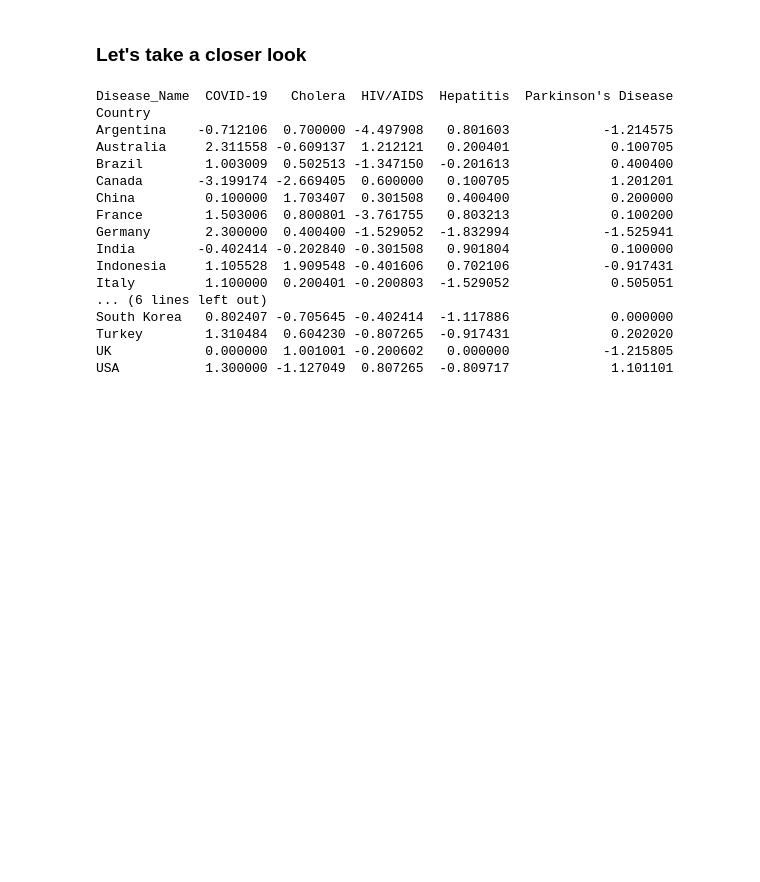
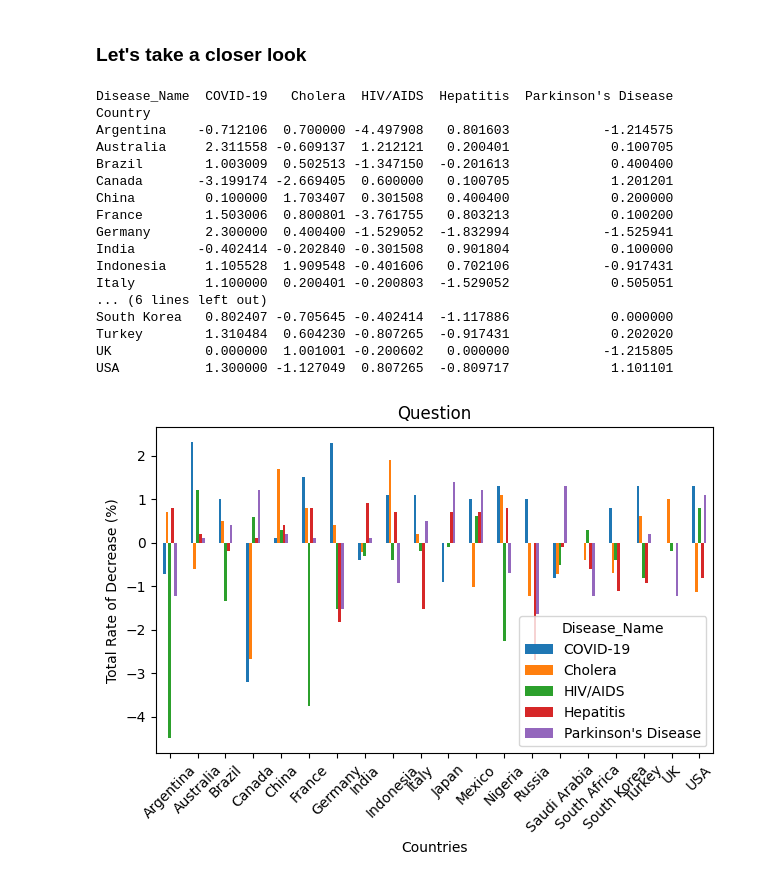
Before and after one commit to AipuAmeh/Global-Health-Stats, a Jupyter notebook: main.ipynb, the cells around one changed output. Saved outputs shown, nothing was run; the diff lists cells and outputs as text; code cells hidden in the pictures; blank space fills up the shorter version.

Commit message:
added the chart for q3

```diff
--- a/main.ipynb
+++ b/main.ipynb
@@ -207,13 +207,13 @@ print(pivot_df_bar)
 
 # pivot_df.index = pivot_df.index.strftime("%b %d")
 
-# ax = pivot_df.plot(kind="bar")
-# ax.set_title("Unvaccinated Pregnant Women Each Week in 2023")
-# ax.set_xlabel("Week Ending Date")
-# ax.set_ylabel("Number of Pregnant Women")
-# plt.xticks(rotation=45)
-# plt.tight_layout()
-# plt.show()
+ax = pivot_df_bar.plot(kind="bar")
+ax.set_title("Question")
+ax.set_xlabel("Countries")
+ax.set_ylabel("Total Rate of Decrease (%)")
+plt.xticks(rotation=45)
+plt.tight_layout()
+plt.show()
 
 # pivot_df = df_q2_result.pivot_table(
 #     index="Year",
@@ -222,30 +222,31 @@ print(pivot_df_bar)
 # )
 
 # plt.figure(figsize=(14,6))
 
 # for column in pivot_df.columns:
 #     plt.plot(pivot_df.index, pivot_df[column], marker="o", label=column)
 
 # plt.title("Average Mortality Rate of Top 5 Diseases From 2015 - 2025")
 # plt.xlabel("Years")
 # plt.ylabel("Average Mortality Rate")
 # plt.legend(title="Disease Name")
 # plt.ylim(2, 8)
 # %% [output]
 Disease_Name  COVID-19   Cholera  HIV/AIDS  Hepatitis  Parkinson's Disease
 Country
 Argentina    -0.712106  0.700000 -4.497908   0.801603            -1.214575
 Australia     2.311558 -0.609137  1.212121   0.200401             0.100705
 Brazil        1.003009  0.502513 -1.347150  -0.201613             0.400400
 Canada       -3.199174 -2.669405  0.600000   0.100705             1.201201
 China         0.100000  1.703407  0.301508   0.400400             0.200000
 France        1.503006  0.800801 -3.761755   0.803213             0.100200
 Germany       2.300000  0.400400 -1.529052  -1.832994            -1.525941
 India        -0.402414 -0.202840 -0.301508   0.901804             0.100000
 Indonesia     1.105528  1.909548 -0.401606   0.702106            -0.917431
 Italy         1.100000  0.200401 -0.200803  -1.529052             0.505051
 ... (6 lines left out)
 South Korea   0.802407 -0.705645 -0.402414  -1.117886             0.000000
 Turkey        1.310484  0.604230 -0.807265  -0.917431             0.202020
 UK            0.000000  1.001001 -0.200602   0.000000            -1.215805
 USA           1.300000 -1.127049  0.807265  -0.809717             1.101101
+[figure, added]
```
